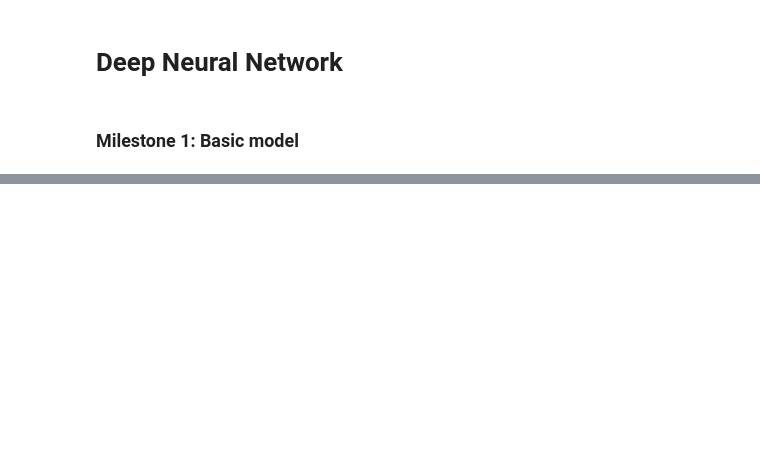
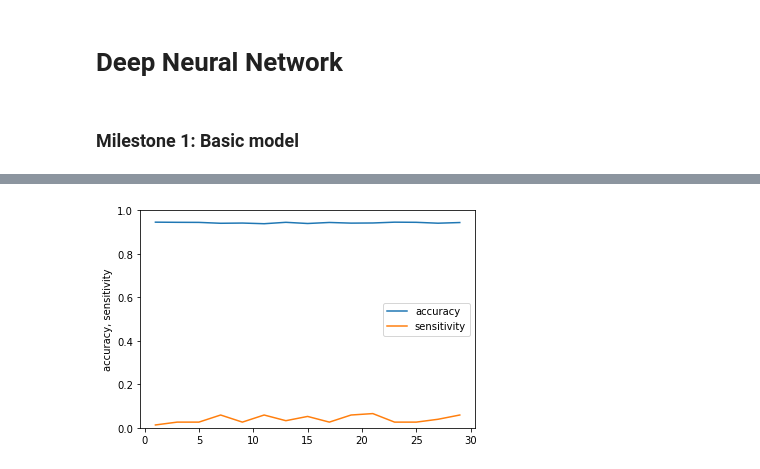
Before and after one commit to koenc100/Project-AI-minor, a Jupyter notebook: code/deep neural network.ipynb, the cells around one changed output, grey strips where cells are left out. Saved outputs shown, nothing was run; the diff lists cells and outputs as text; code cells hidden in the pictures; blank space fills up the shorter version.

```diff
--- a/code/deep neural network.ipynb
+++ b/code/deep neural network.ipynb
@@ -228,3 +262,36 @@ confusion matrix:
 
 [["True Negative", "False Positive"]
  ["False Negative", "True Positive"]]
+# %%
+# Test different loss weights and plot accuracy and sensitivity (average over 3 runs)
+
+# For some reason
+
+accuracies_test = []
+sensitivities_test = []
+for i in tqdm(range(1, 30, 2)):
+    # Train and predict
+    accuracy_sum = 0
+    sensitivity_sum = 0
+    for i in range(3):
+        predictions_train, predictions_test, history = train_and_predict(model, train_data,
+                                                                train_labels, test_data, test_labels,
+                                                                epochs=30, verbose=0, plot=False,
+                                                                loss_weight=i)
+        # metrics
+        accuracy_test, balanced_accuracy_test = get_metrics(test_labels, predictions_test, verbose=False)
+        conmat = confusion_matrix(test_labels, predictions_test)
+        sensitivity = conmat[1,1] / sum(conmat[1,:])
+
+        accuracy_sum = accuracy_sum + accuracy_test
+        sensitivity_sum = sensitivity_sum + sensitivity
+
+    accuracies_test.append(accuracy_sum / 3)
+    sensitivities_test.append(sensitivity_sum / 3)
+
+plt.plot(range(1,30,2), accuracies_test)
+plt.plot(range(1,30,2), sensitivities_test)
+plt.ylim(0, 1)
+plt.ylabel('accuracy, sensitivity')
+plt.legend(['accuracy', 'sensitivity'])
+plt.show()
@@ -230,0 +504,9 @@ confusion matrix:
+# %%
+plt.plot(range(1,30,2), accuracies_test)
+plt.plot(range(1,30,2), sensitivities_test)
+plt.ylim(0, 1)
+plt.ylabel('accuracy, sensitivity')
+plt.legend(['accuracy', 'sensitivity'])
+plt.show()
+# %% [output]
+[figure, added]
```
Also changed, not shown: parts of 5 cells of this notebook, 1 other file.
